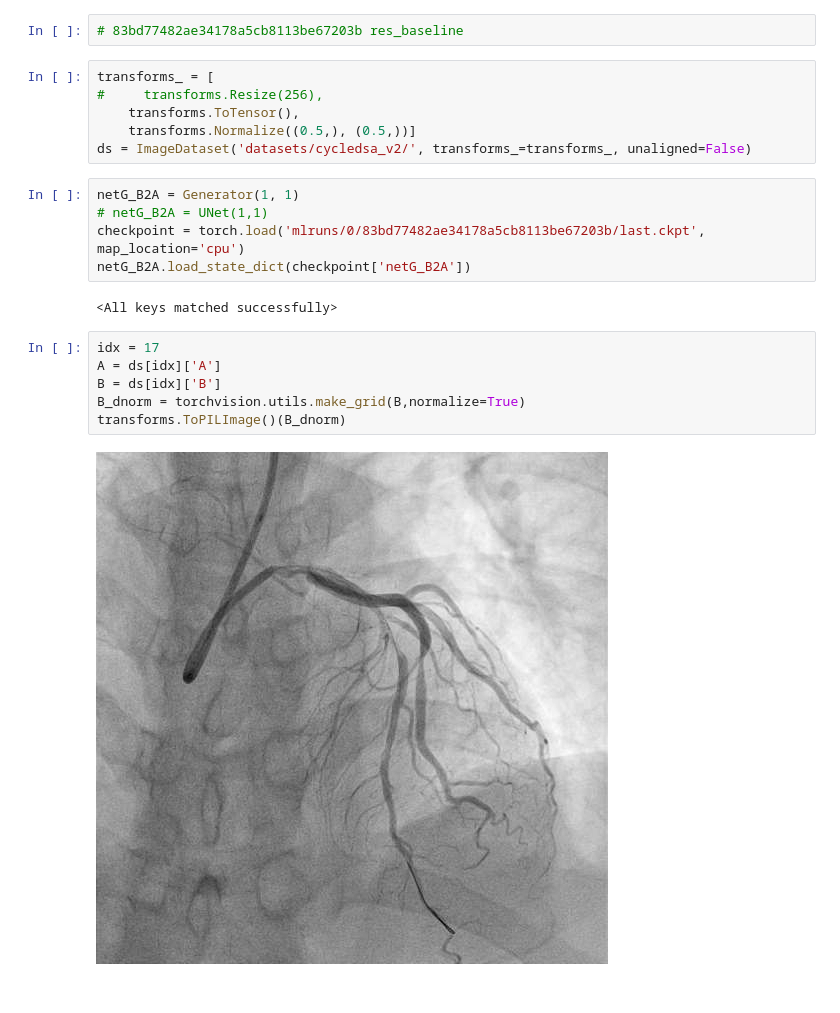
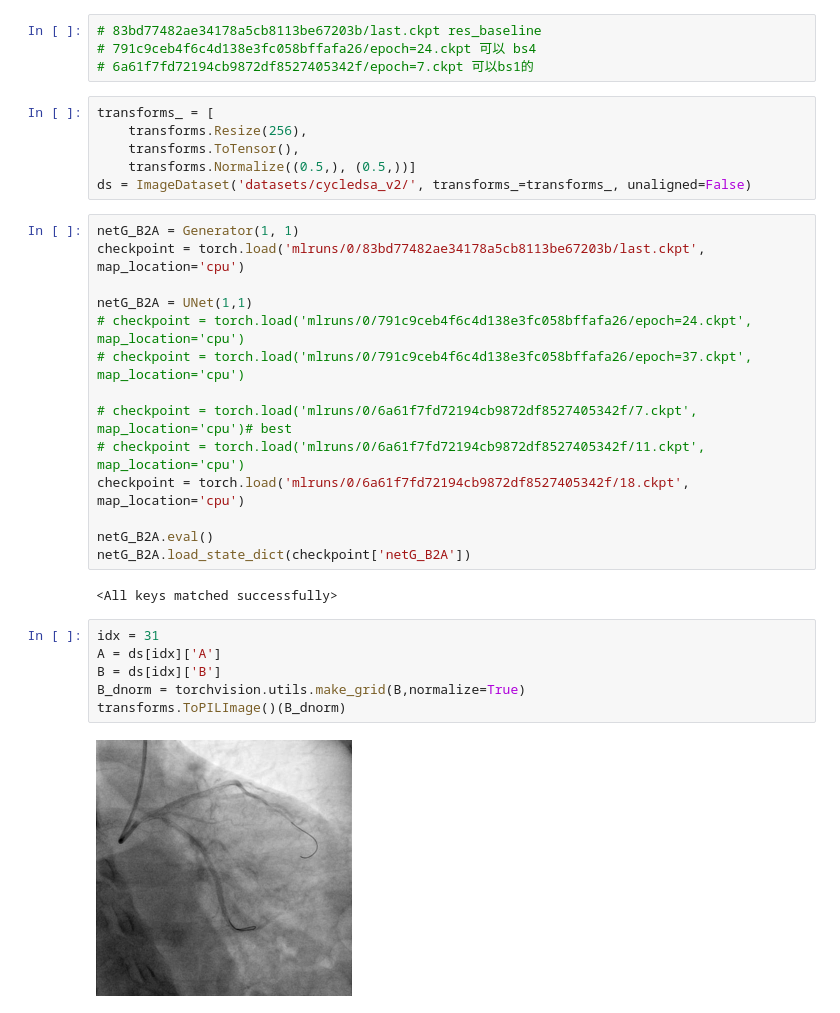
Before and after one commit to newfyu/DSAGAN, a Jupyter notebook: dev.ipynb, the cells around one changed output. Cells and saved outputs as stored; diff of their text form.

```diff
--- a/dev.ipynb
+++ b/dev.ipynb
@@ -12,26 +12,37 @@ from unet import UNet
 from PIL import Image
-# %%
-# 83bd77482ae34178a5cb8113be67203b res_baseline
+# %%
+# 83bd77482ae34178a5cb8113be67203b/last.ckpt res_baseline
+# 791c9ceb4f6c4d138e3fc058bffafa26/epoch=24.ckpt 可以 bs4
+# 6a61f7fd72194cb9872df8527405342f/epoch=7.ckpt 可以bs1的
 # %%
 transforms_ = [
-#     transforms.Resize(256),
+    transforms.Resize(256),
     transforms.ToTensor(),
     transforms.Normalize((0.5,), (0.5,))]
 ds = ImageDataset('datasets/cycledsa_v2/', transforms_=transforms_, unaligned=False)
-# %%
-netG_B2A = Generator(1, 1)
-# netG_B2A = UNet(1,1)
-checkpoint = torch.load('mlruns/0/83bd77482ae34178a5cb8113be67203b/last.ckpt', map_location='cpu')
-netG_B2A.load_state_dict(checkpoint['netG_B2A'])
-# %% [output]
-<All keys matched successfully>
+# %%
+netG_B2A = Generator(1, 1)
+checkpoint = torch.load('mlruns/0/83bd77482ae34178a5cb8113be67203b/last.ckpt', map_location='cpu')
+
+netG_B2A = UNet(1,1)
+# checkpoint = torch.load('mlruns/0/791c9ceb4f6c4d138e3fc058bffafa26/epoch=24.ckpt', map_location='cpu')
+# checkpoint = torch.load('mlruns/0/791c9ceb4f6c4d138e3fc058bffafa26/epoch=37.ckpt', map_location='cpu')
+
+# checkpoint = torch.load('mlruns/0/6a61f7fd72194cb9872df8527405342f/7.ckpt', map_location='cpu')# best
+# checkpoint = torch.load('mlruns/0/6a61f7fd72194cb9872df8527405342f/11.ckpt', map_location='cpu')
+checkpoint = torch.load('mlruns/0/6a61f7fd72194cb9872df8527405342f/18.ckpt', map_location='cpu')
+
+netG_B2A.eval()
+netG_B2A.load_state_dict(checkpoint['netG_B2A'])
+# %% [output]
+<All keys matched successfully>
 # %%
-idx = 17
+idx = 31
 A = ds[idx]['A']
 B = ds[idx]['B']
 B_dnorm = torchvision.utils.make_grid(B,normalize=True)
 transforms.ToPILImage()(B_dnorm)
 # %% [output]
-[figure, old version]
+[figure, new version]
 # %%
 fakeA = netG_B2A.model(B.unsqueeze(0))
```
Also changed, not shown: parts of 3 cells of this notebook.
